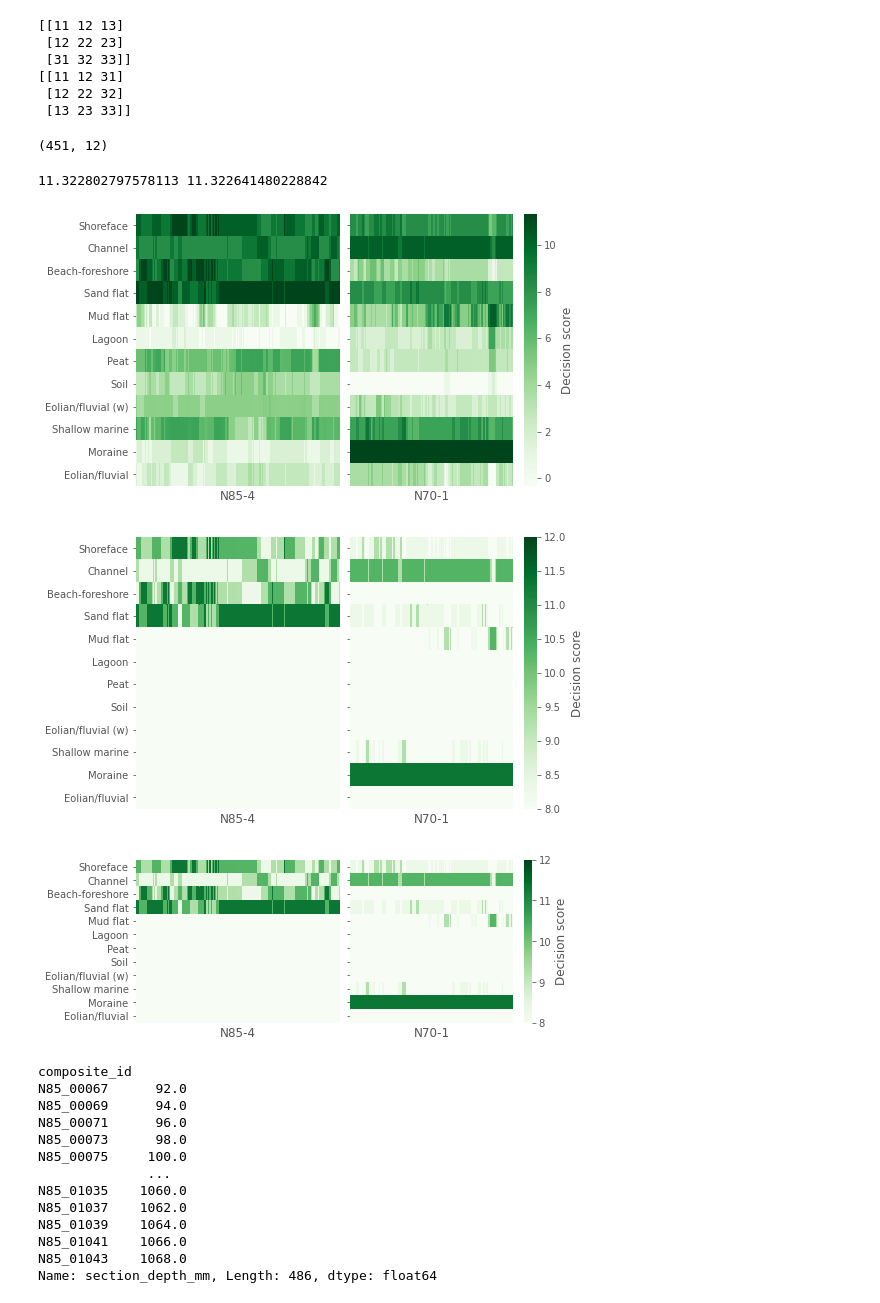
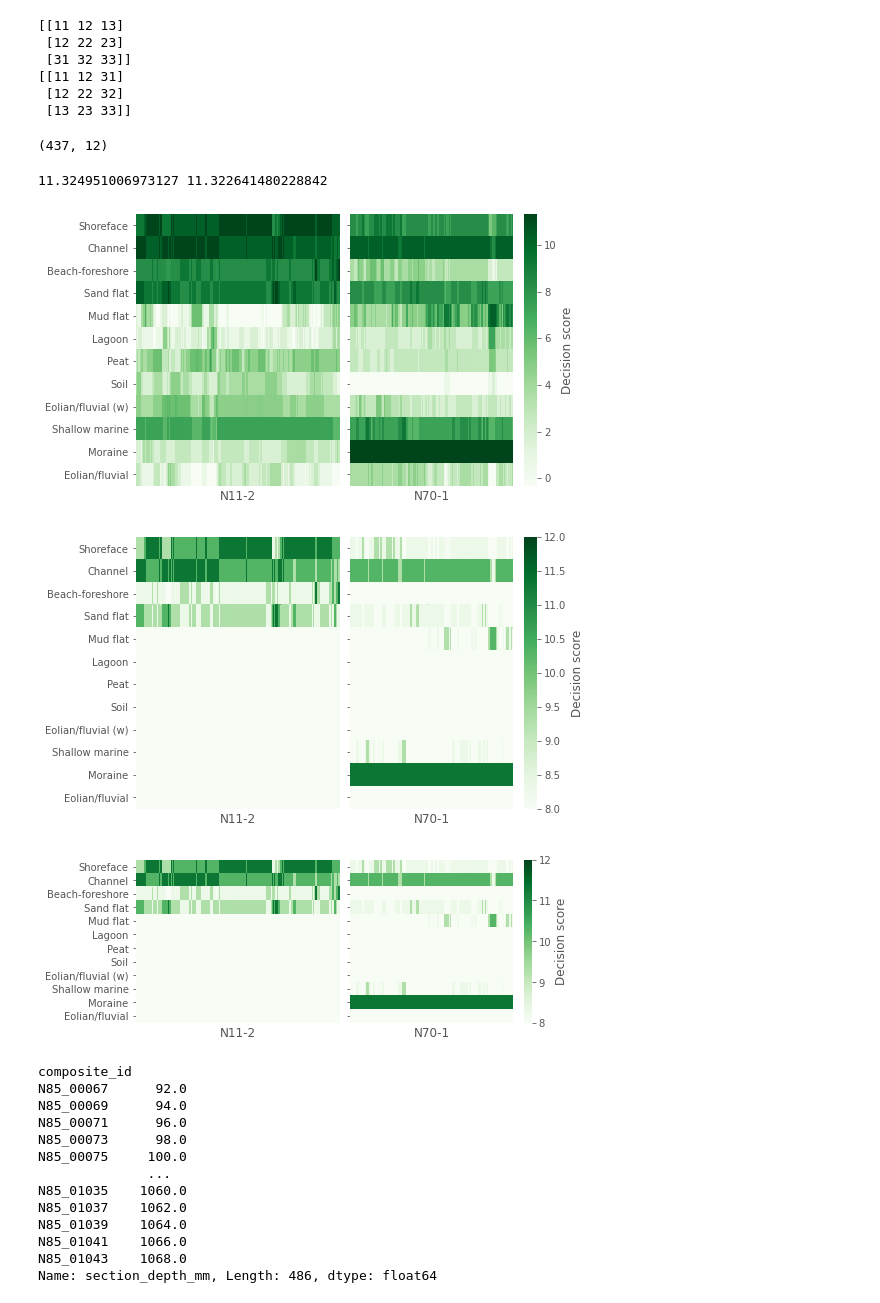
Before and after one commit to dispink/WASA-faciesXRF, a Jupyter notebook: ML_element_07.ipynb, the cells around one changed output. Saved outputs shown, nothing was run; the diff lists cells and outputs as text; code cells hidden in the pictures.

```diff
--- a/ML_element_07.ipynb
+++ b/ML_element_07.ipynb
@@ -90,45 +90,45 @@ print(test.T)
  [13 23 33]]
 # %%
 #y_sh = data_df.loc[data_df.core_section == 'N11-2', 'facies_merge_2']
-dec_sh = svc.decision_function(data_df.loc[data_df.core_section == 'N85-4', data_df.columns[1:-2]])
+dec_sh = svc.decision_function(data_df.loc[data_df.core_section == 'N11-2', data_df.columns[1:-2]])
 dec_sh.shape
 # %% [output]
-(451, 12)
+(437, 12)
 # %%
 print(dec_sh.max(), dec_moraine.max())
 # %% [output]
-11.322802797578113 11.322641480228842
+11.324951006973127 11.322641480228842
 # %%
 fig, axes = plt.subplots(1, 2, figsize=(7.5, 5), sharey='row')
 sns.heatmap(dec_sh.T, cmap='Greens', yticklabels=Facies, xticklabels=False, ax=axes[0], cbar=False)
 sns.heatmap(dec_moraine.T, cmap='Greens', yticklabels=Facies, xticklabels=False, ax=axes[1],
             cbar_kws = {'label' : 'Decision score'})
-axes[0].set_xlabel('N85-4')
+axes[0].set_xlabel('N11-2')
 axes[1].set_xlabel('N70-1')
 plt.subplots_adjust(wspace=.05)
 #fig.savefig('results/roll_svc_decision_function_{}.png'.format(date))
 # %% [output]
-[figure, old version]
+[figure, new version]
 # %%
 fig, axes = plt.subplots(1, 2, figsize=(7.5, 5), sharey='row')
 sns.heatmap(dec_sh.T, cmap='Greens', vmax=12, vmin=8, yticklabels=Facies, xticklabels=False, ax=axes[0], cbar=False)
 sns.heatmap(dec_moraine.T, cmap='Greens', vmax=12, vmin=8, yticklabels=Facies, xticklabels=False, ax=axes[1],
             cbar_kws = {'label' : 'Decision score'})
-axes[0].set_xlabel('N85-4')
+axes[0].set_xlabel('N11-2')
 axes[1].set_xlabel('N70-1')
 plt.subplots_adjust(wspace=.05)
 #fig.savefig('results/roll_svc_decision_function_{}.png'.format(date))
 # %% [output]
-[figure, old version]
+[figure, new version]
 # %%
 fig, axes = plt.subplots(1, 2, figsize=(7.5, 3), sharey='row')
 sns.heatmap(dec_sh.T, cmap='Greens', yticklabels=Facies, vmax=12, vmin=8, xticklabels=False, ax=axes[0], cbar=False)
 sns.heatmap(dec_moraine.T, cmap='Greens', yticklabels=Facies, vmax=12, vmin=8, xticklabels=False, ax=axes[1],
             cbar_kws = {'label' : 'Decision score', 'ticks': [8, 9, 10, 11, 12]})
-axes[0].set_xlabel('N85-4')
+axes[0].set_xlabel('N11-2')
 axes[1].set_xlabel('N70-1')
 plt.subplots_adjust(wspace=.05)
 fig.savefig('results/roll_svc_decision_function_{}.png'.format(date))
 # %% [output]
-[figure, old version]
+[figure, new version]
 # %%
```
Also changed, not shown: parts of 8 cells of this notebook, 1 other file.
